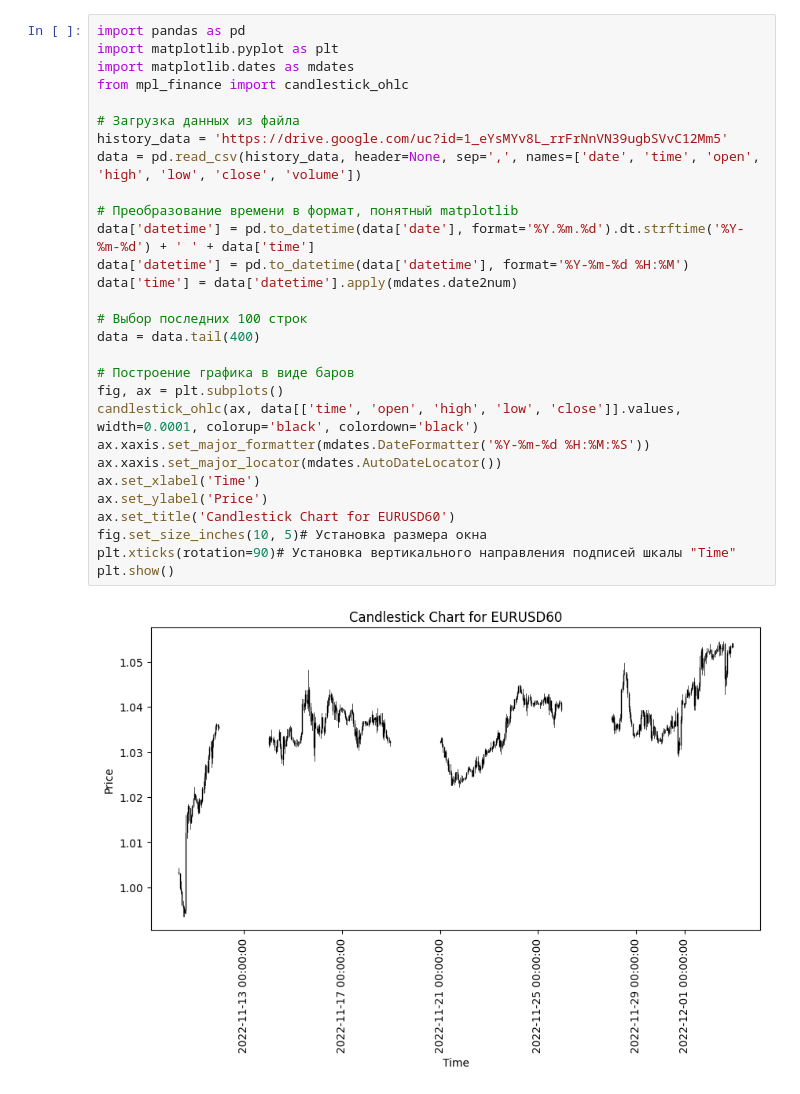
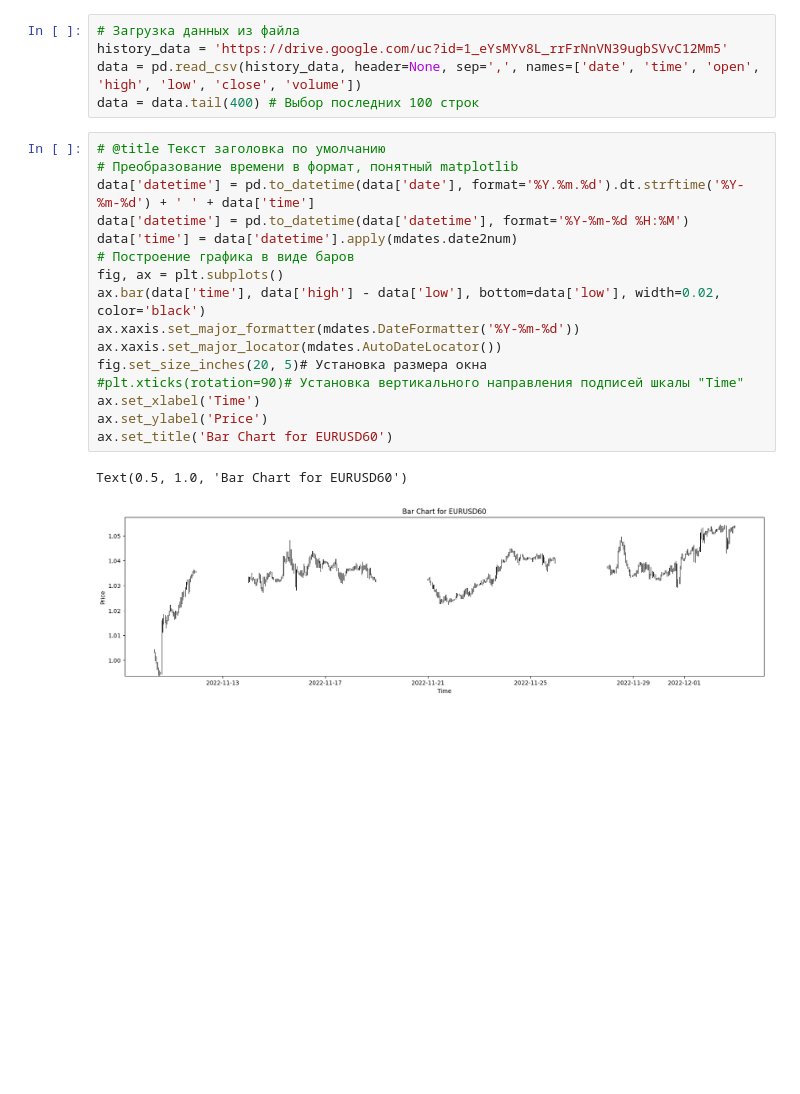
Before and after one commit to Hohlas/Nero, a Jupyter notebook: fx.ipynb, the cells around one changed output. Drawn from its saved outputs; the diff is of its cells as text; blank space fills up the shorter version.

```diff
--- a/fx.ipynb
+++ b/fx.ipynb
@@ -22,31 +23,24 @@ Successfully installed mpl_finance-0.10.1
+# %%
+# Загрузка данных из файла
+history_data = 'https://drive.google.com/uc?id=1_eYsMYv8L_rrFrNnVN39ugbSVvC12Mm5'
+data = pd.read_csv(history_data, header=None, sep=',', names=['date', 'time', 'open', 'high', 'low', 'close', 'volume'])
+data = data.tail(400) # Выбор последних 100 строк
 # %%
-import pandas as pd
-import matplotlib.pyplot as plt
-import matplotlib.dates as mdates
-from mpl_finance import candlestick_ohlc
-
-# Загрузка данных из файла
-history_data = 'https://drive.google.com/uc?id=1_eYsMYv8L_rrFrNnVN39ugbSVvC12Mm5'
-data = pd.read_csv(history_data, header=None, sep=',', names=['date', 'time', 'open', 'high', 'low', 'close', 'volume'])
-
+# @title Текст заголовка по умолчанию
 # Преобразование времени в формат, понятный matplotlib
 data['datetime'] = pd.to_datetime(data['date'], format='%Y.%m.%d').dt.strftime('%Y-%m-%d') + ' ' + data['time']
 data['datetime'] = pd.to_datetime(data['datetime'], format='%Y-%m-%d %H:%M')
 data['time'] = data['datetime'].apply(mdates.date2num)
-
-# Выбор последних 100 строк
-data = data.tail(400)
-
 # Построение графика в виде баров
 fig, ax = plt.subplots()
-candlestick_ohlc(ax, data[['time', 'open', 'high', 'low', 'close']].values, width=0.0001, colorup='black', colordown='black')
-ax.xaxis.set_major_formatter(mdates.DateFormatter('%Y-%m-%d %H:%M:%S'))
+ax.bar(data['time'], data['high'] - data['low'], bottom=data['low'], width=0.02, color='black')
+ax.xaxis.set_major_formatter(mdates.DateFormatter('%Y-%m-%d'))
 ax.xaxis.set_major_locator(mdates.AutoDateLocator())
+fig.set_size_inches(20, 5)# Установка размера окна
+#plt.xticks(rotation=90)# Установка вертикального направления подписей шкалы "Time"
 ax.set_xlabel('Time')
 ax.set_ylabel('Price')
-ax.set_title('Candlestick Chart for EURUSD60')
-fig.set_size_inches(10, 5)# Установка размера окна
-plt.xticks(rotation=90)# Установка вертикального направления подписей шкалы "Time"
-plt.show()
+ax.set_title('Bar Chart for EURUSD60')
 # %% [output]
+Text(0.5, 1.0, 'Bar Chart for EURUSD60')
-[figure, old version]
+[figure, new version]
```
Also changed, not shown: parts of 6 cells of this notebook.
